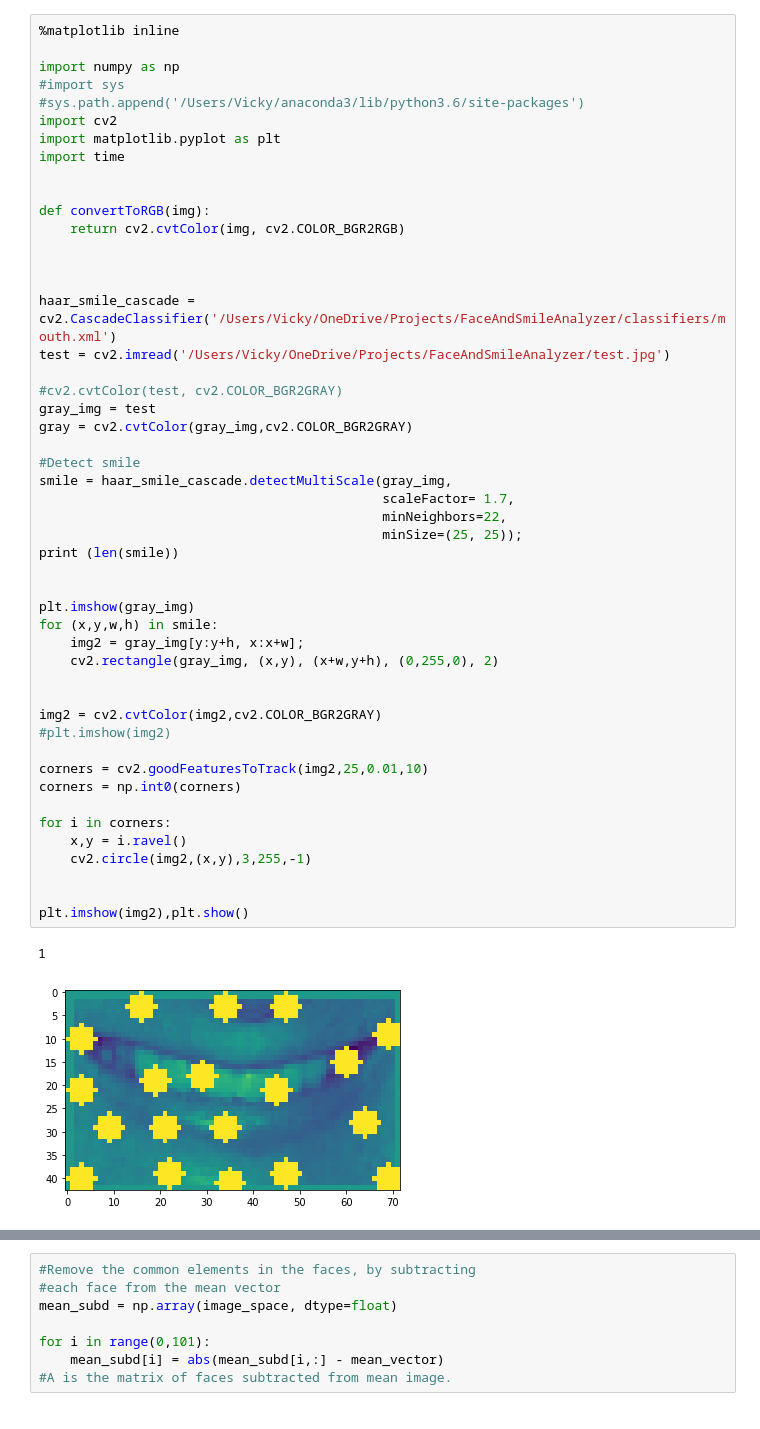
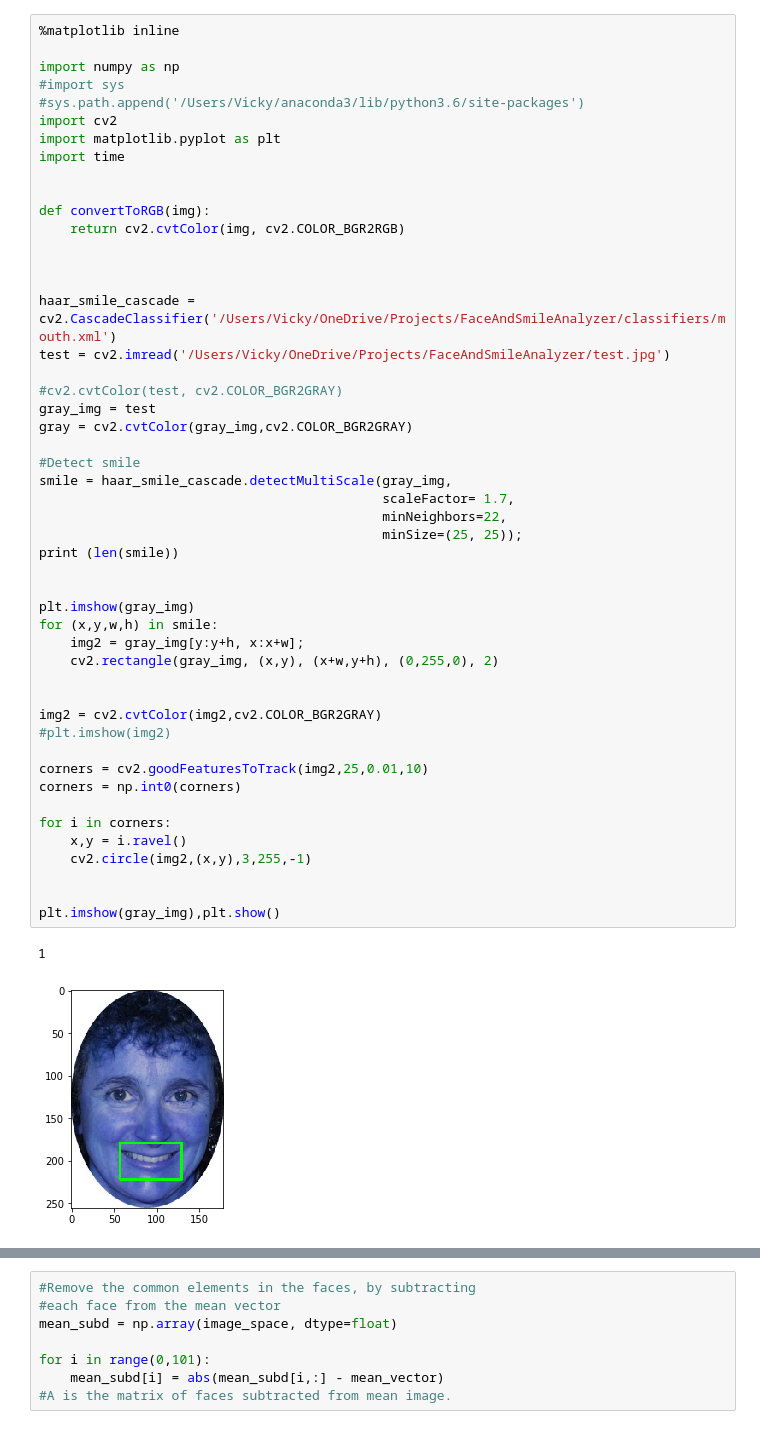
Before and after one commit to themoralpanda/FaceAndSmileAnalyzer, a Jupyter notebook: FaceAndSmileAnalyzer.ipynb, the cells around one changed output, grey strips where cells are left out. Cells and saved outputs as stored; diff of their text form.

```diff
--- a/FaceAndSmileAnalyzer.ipynb
+++ b/FaceAndSmileAnalyzer.ipynb
@@ -21,35 +21,35 @@ test = cv2.imread('/Users/Vicky/OneDrive/Projects/FaceAndSmileAnalyzer/test.jpg'
 gray_img = test
 gray = cv2.cvtColor(gray_img,cv2.COLOR_BGR2GRAY)
 
 #Detect smile
 smile = haar_smile_cascade.detectMultiScale(gray_img,
                                             scaleFactor= 1.7,
                                             minNeighbors=22,
                                             minSize=(25, 25));
 print (len(smile))
 
 
 plt.imshow(gray_img)
 for (x,y,w,h) in smile:
     img2 = gray_img[y:y+h, x:x+w];
     cv2.rectangle(gray_img, (x,y), (x+w,y+h), (0,255,0), 2)
 
 
 img2 = cv2.cvtColor(img2,cv2.COLOR_BGR2GRAY)
 #plt.imshow(img2)
 
 corners = cv2.goodFeaturesToTrack(img2,25,0.01,10)
 corners = np.int0(corners)
 
 for i in corners:
     x,y = i.ravel()
     cv2.circle(img2,(x,y),3,255,-1)
 
 
-plt.imshow(img2),plt.show()
+plt.imshow(gray_img),plt.show()
 # %% [output]
 1
-[figure, old version]
+[figure, new version]
 (<matplotlib.image.AxesImage at 0x...>, None)
 # %%
 # Face Matcher Using PCA
```
Also changed, not shown: parts of 3 cells of this notebook, 2 other files.
